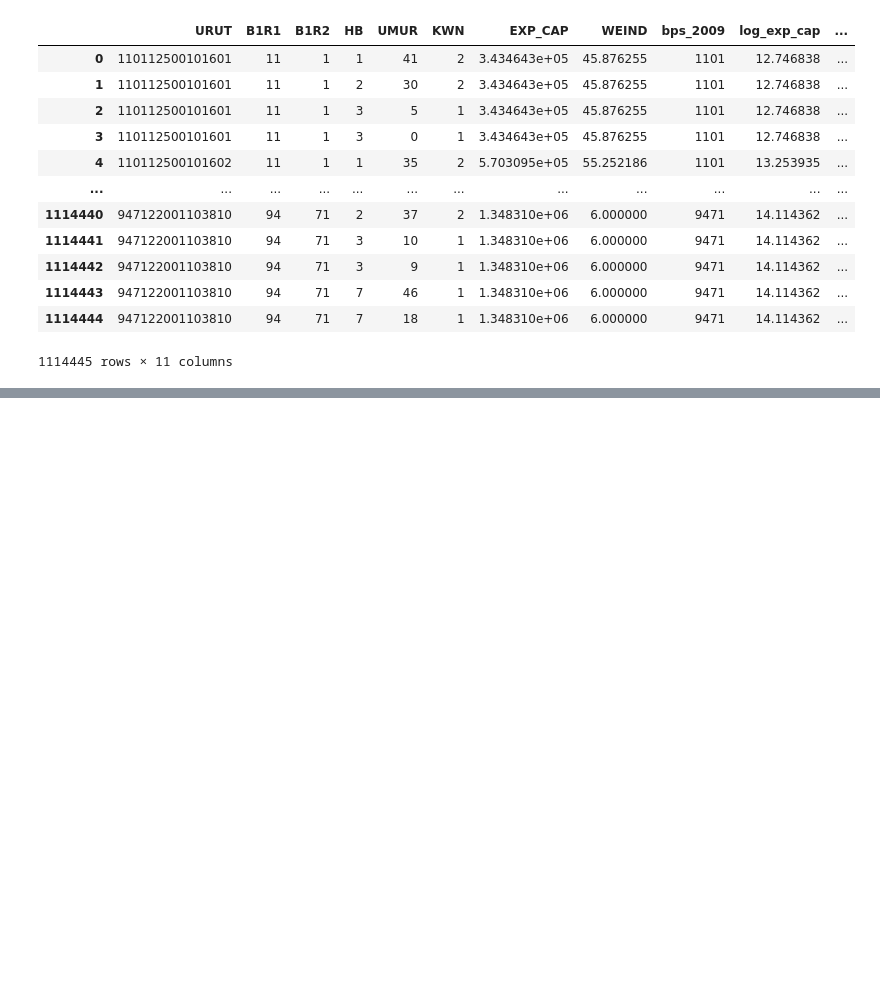
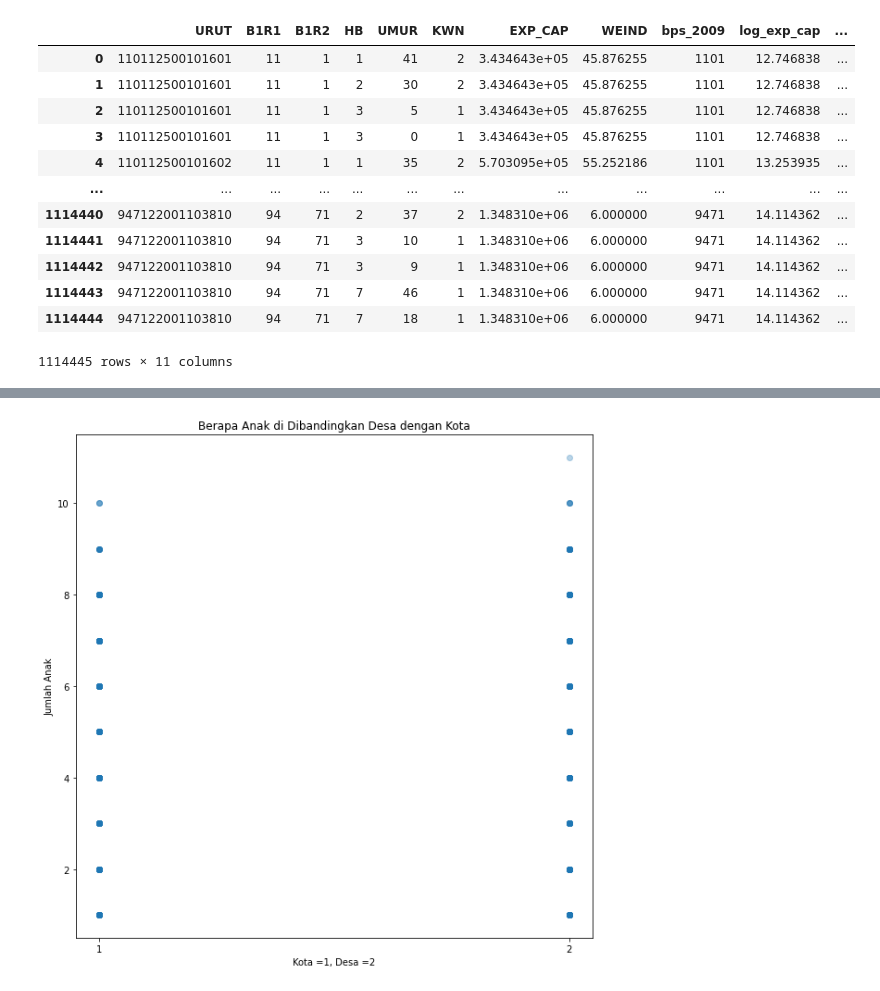
Before and after one commit to fajarsenoadi/Project-Lab---Susenas, a Jupyter notebook: Project Lab - Jumlah Anak di Rumah Tangga 2012.ipynb, the cells around one changed output, grey strips where cells are left out. Saved outputs shown, nothing was run; the diff lists cells and outputs as text; code cells hidden in the pictures; blank space fills up the shorter version.

```diff
--- a/Project Lab - Jumlah Anak di Rumah Tangga 2012.ipynb
+++ b/Project Lab - Jumlah Anak di Rumah Tangga 2012.ipynb
@@ -307,0 +439,2 @@ SyntaxError: invalid syntax (<ipython-input-78-388d780ea788>, line 1)
+# %%
+anak = anak[anak['HB'] == 3]
@@ -307,0 +445,2 @@ SyntaxError: invalid syntax (<ipython-input-78-388d780ea788>, line 1)
+# %%
+anak = anak.drop(["HB"], axis=1)
@@ -307,0 +473,2 @@ SyntaxError: invalid syntax (<ipython-input-78-388d780ea788>, line 1)
+# %%
+anak['B1R5']= anak['B1R5'].map(str)
@@ -307,0 +485,2 @@ SyntaxError: invalid syntax (<ipython-input-78-388d780ea788>, line 1)
+# %%
+hasil_2 = anak.groupby(['B1R5', 'URUT'],as_index=False).agg({'ANAK':'sum', 'B1R2':'sum', 'EXP_CAP':'sum' })
@@ -307,0 +503,14 @@ SyntaxError: invalid syntax (<ipython-input-78-388d780ea788>, line 1)
+# %%
+# Anak di setiap Keluarga
+x_urut = hasil_2["B1R5"]
+y_anak = hasil_2["ANAK"]
+
+# Plot
+plt.scatter(x_urut, y_anak, alpha=0.3)
+plt.title('Berapa Anak di Dibandingkan Desa dengan Kota')
+plt.xlabel('Kota =1, Desa =2')
+plt.ylabel('Jumlah Anak')
+plt.rcParams['figure.figsize'] = [10,10]
+plt.show()
+# %% [output]
+[figure, added]
```
Also changed, not shown: parts of 34 cells of this notebook.
